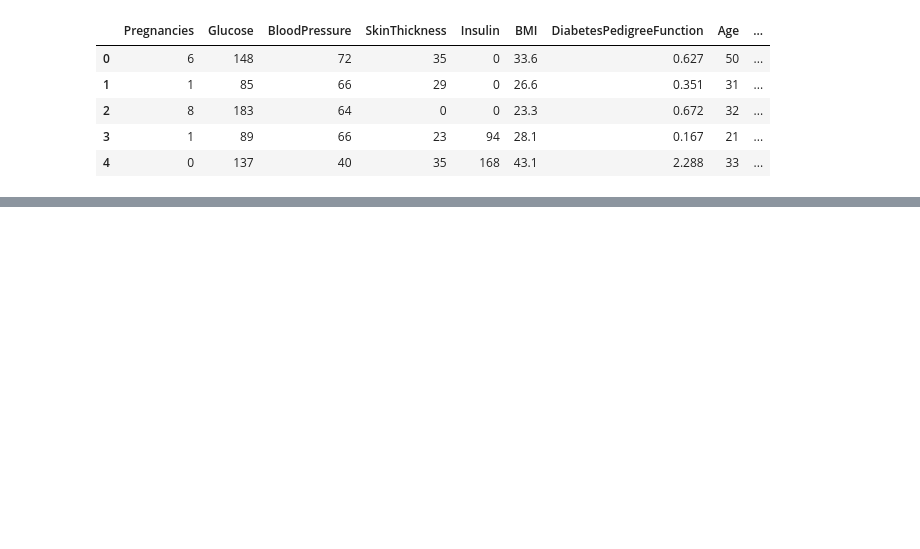
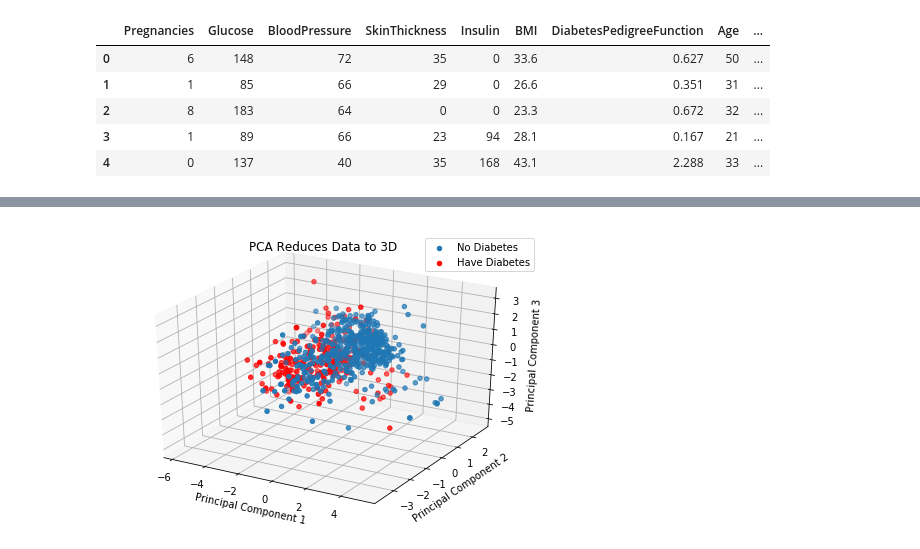
Before and after one commit to nmasamba/machine_learning_algorithms, a Jupyter notebook: principal_component_analysis/pca.ipynb, the cells around one changed output, grey strips where cells are left out. Drawn from its saved outputs; the diff is of its cells as text; code cells hidden in the pictures; blank space fills up the shorter version.

```diff
--- a/principal_component_analysis/pca.ipynb
+++ b/principal_component_analysis/pca.ipynb
@@ -24,0 +187,43 @@ diabetes_data.head()
+# %%
+# Step 4: Project data onto 3d
+
+# Keep the first three principal components
+# P_reduce is k x 3 matrix
+P_reduce = np.array(eigvectors_sort[0:3]).transpose()
+
+# Let's project data onto 3D space
+# The projected data in 3D will be n x 3 matrix
+Proj_data_3D = np.dot(X_std,P_reduce)
+# %%
+
+# Visualize data in 3D
+
+# Define 3D figure
+fig = plt.figure()
+ax = Axes3D(fig)
+
+# Scatter plot in 3D (test negative for diabetes)
+negative = ax.scatter(Proj_data_3D[:,0][y == 0], Proj_data_3D[:,1][y == 0], Proj_data_3D[:,2][y == 0])
+
+# Scatter plot in 3D (test positive for diabetes)
+positive = ax.scatter(Proj_data_3D[:,0][y == 1], Proj_data_3D[:,1][y == 1], Proj_data_3D[:,2][y == 1], color = "red")
+
+# Title
+ax.set_title('PCA Reduces Data to 3D')
+
+# x-label
+ax.set_xlabel('Principal Component 1')
+
+# y-label
+ax.set_ylabel('Principal Component 2')
+
+# z-label
+ax.set_zlabel('Principal Component 3')
+
+# legend
+plt.legend([negative,positive],["No Diabetes", "Have Diabetes"])
+
+# Show 3D plot
+plt.show()
+# %% [output]
+[figure, added]
```
Also changed, not shown: parts of 9 cells of this notebook.
